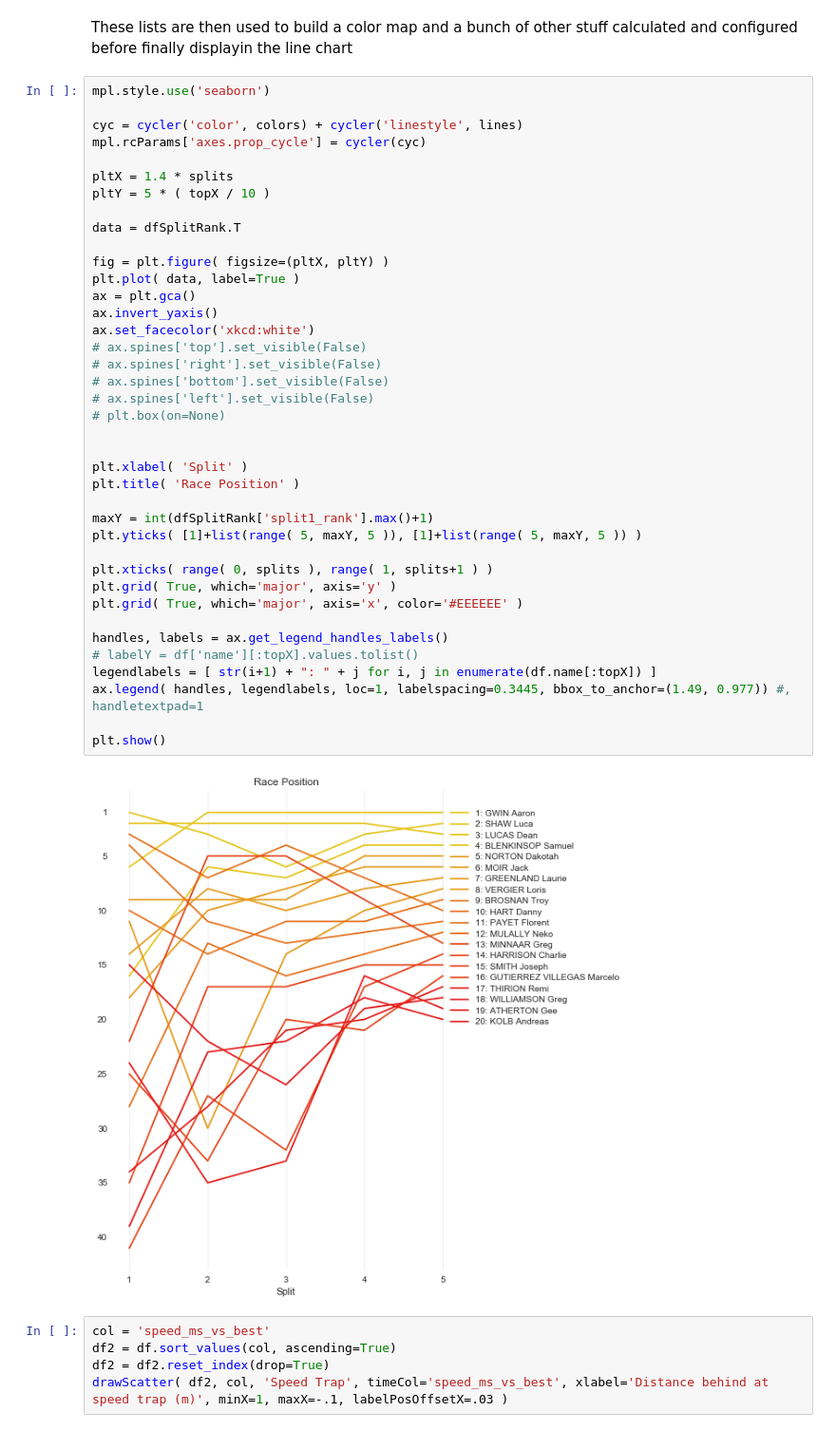
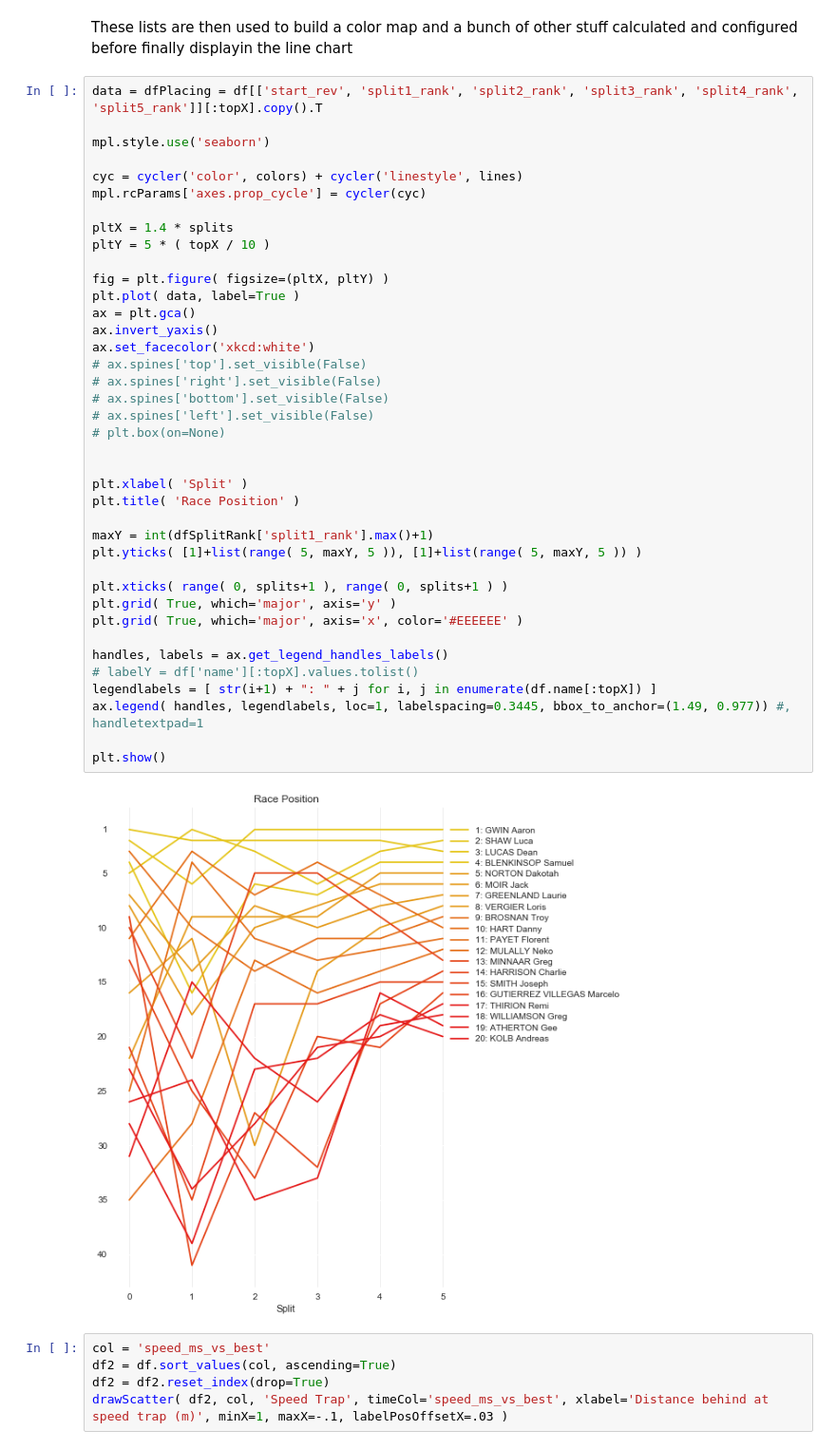
Before and after one commit to domwrap/mtbgeekstats, a Jupyter notebook: 2018/dh_analysis.ipynb, the cells around one changed output. Shown at 95% size. Drawn from its saved outputs; the diff is of its cells as text.

Commit message:
Add start order to placing line chart

```diff
--- a/2018/dh_analysis.ipynb
+++ b/2018/dh_analysis.ipynb
@@ -272,6 +272,8 @@ lines = 20*['-']
 # %% [markdown]
 These lists are then used to build a color map and a bunch of other stuff calculated and configured before finally displayin the line chart
 # %%
+data = dfPlacing = df[['start_rev', 'split1_rank', 'split2_rank', 'split3_rank', 'split4_rank', 'split5_rank']][:topX].copy().T
+
 mpl.style.use('seaborn')
 
 cyc = cycler('color', colors) + cycler('linestyle', lines)
@@ -279,39 +281,37 @@ mpl.rcParams['axes.prop_cycle'] = cycler(cyc)
 
 pltX = 1.4 * splits
 pltY = 5 * ( topX / 10 )
-
-data = dfSplitRank.T
 
 fig = plt.figure( figsize=(pltX, pltY) )
 plt.plot( data, label=True )
 ax = plt.gca()
 ax.invert_yaxis()
 ax.set_facecolor('xkcd:white')
 # ax.spines['top'].set_visible(False)
 # ax.spines['right'].set_visible(False)
 # ax.spines['bottom'].set_visible(False)
 # ax.spines['left'].set_visible(False)
 # plt.box(on=None)
 
 
 plt.xlabel( 'Split' )
 plt.title( 'Race Position' )
 
 maxY = int(dfSplitRank['split1_rank'].max()+1)
 plt.yticks( [1]+list(range( 5, maxY, 5 )), [1]+list(range( 5, maxY, 5 )) )
 
-plt.xticks( range( 0, splits ), range( 1, splits+1 ) )
+plt.xticks( range( 0, splits+1 ), range( 0, splits+1 ) )
 plt.grid( True, which='major', axis='y' )
 plt.grid( True, which='major', axis='x', color='#EEEEEE' )
 
 handles, labels = ax.get_legend_handles_labels()
 # labelY = df['name'][:topX].values.tolist()
 legendlabels = [ str(i+1) + ": " + j for i, j in enumerate(df.name[:topX]) ]
 ax.legend( handles, legendlabels, loc=1, labelspacing=0.3445, bbox_to_anchor=(1.49, 0.977)) #, handletextpad=1
 
 plt.show()
 # %% [output]
-[figure, old version]
+[figure, new version]
 # %%
 col = 'speed_ms_vs_best'
 df2 = df.sort_values(col, ascending=True)
```
Also changed, not shown: parts of 3 cells of this notebook.
